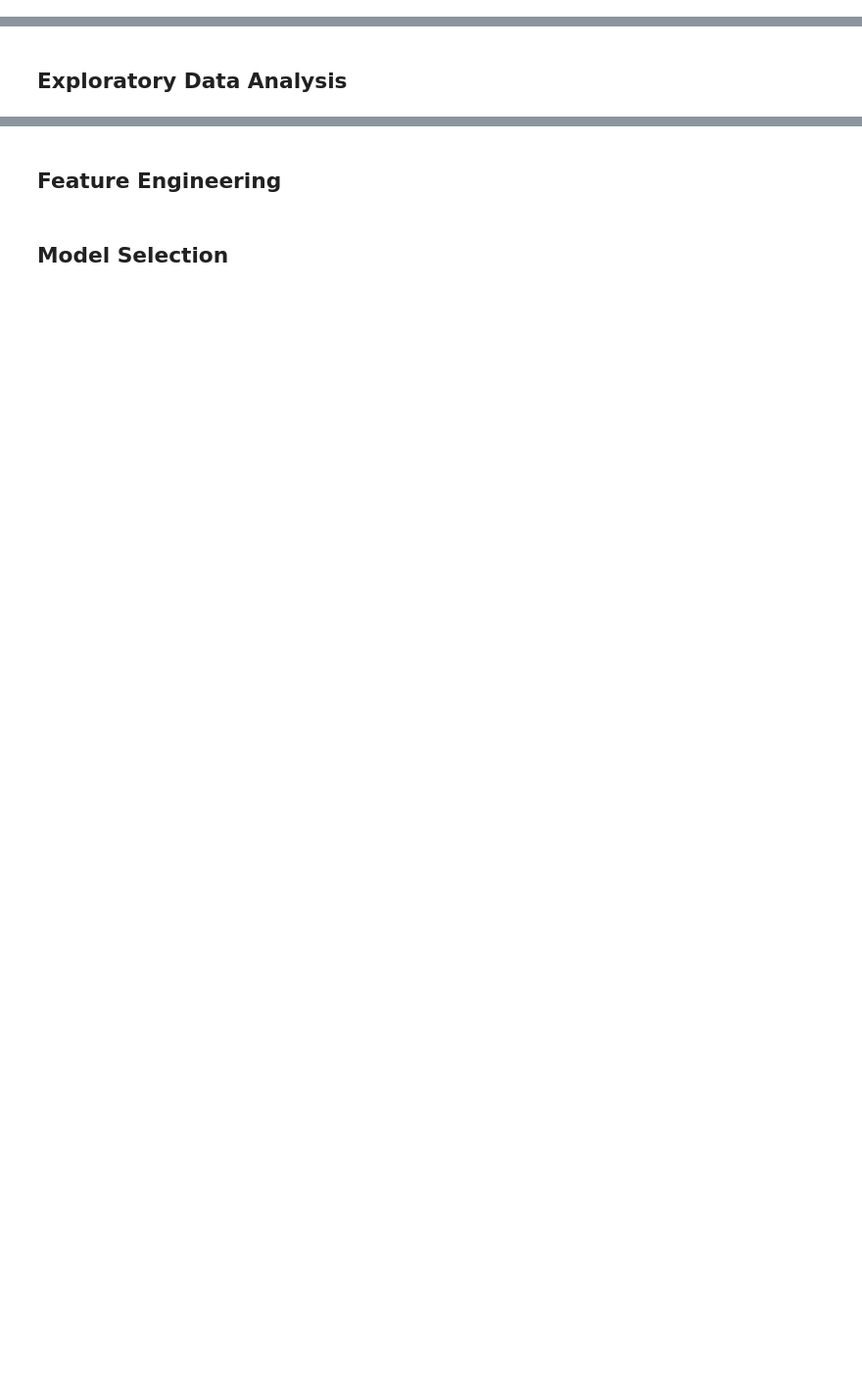
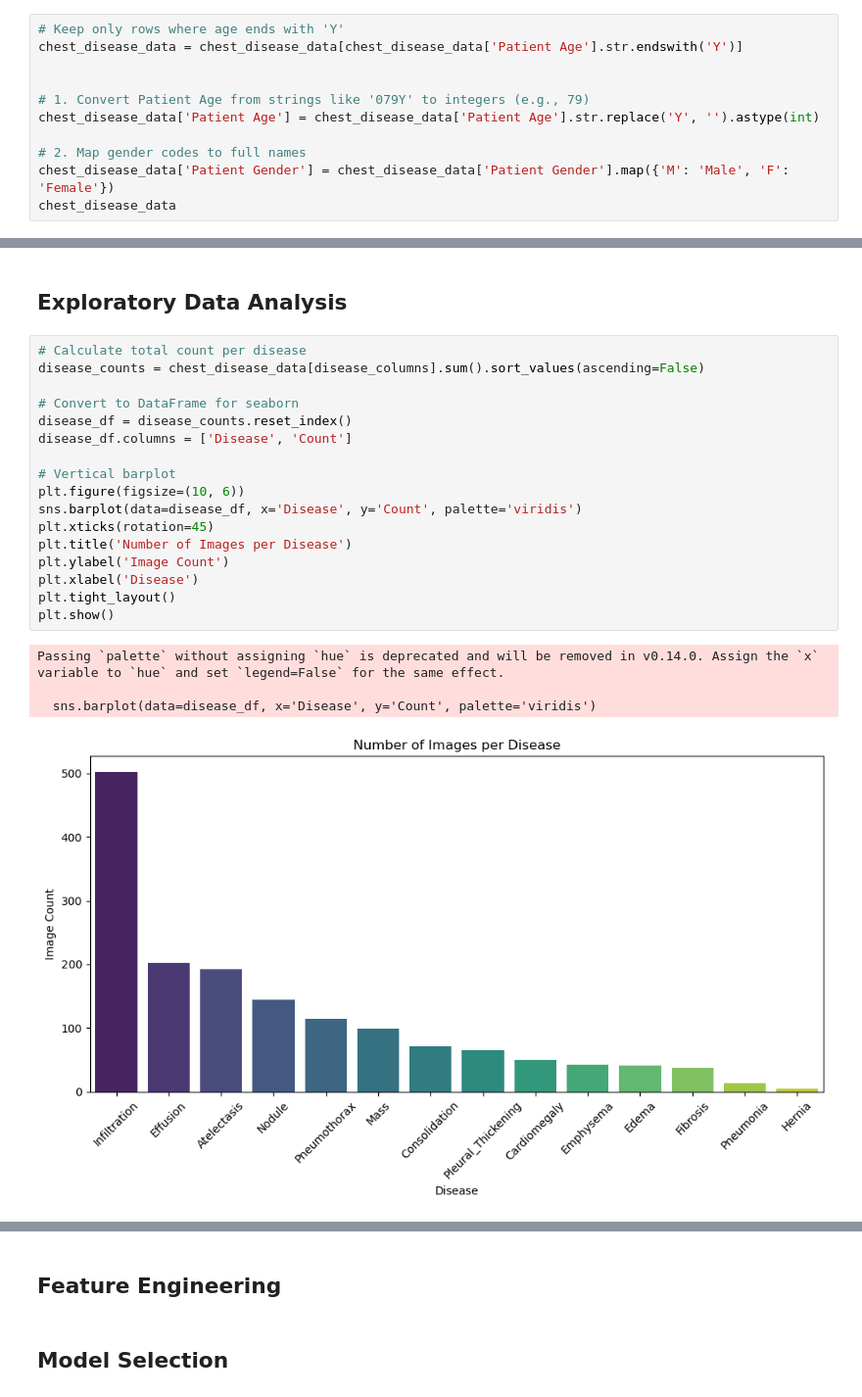
Before and after one commit to jaden-lai/Deep-Learning-Prediction-Model-for-Chest-Disease-using-X-rays, a Jupyter notebook: chest_disease_notebook.ipynb, the cells around one changed output, grey strips where cells are left out. Shown at 98% size. Saved outputs shown, nothing was run; the diff lists cells and outputs as text; blank space fills up the shorter version.

```diff
--- a/chest_disease_notebook.ipynb
+++ b/chest_disease_notebook.ipynb
@@ -132,0 +120,11 @@ Requirement already satisfied: MarkupSafe>=2.0 in c:\users\jlai2\anaconda3\lib\s
+# %%
+# Keep only rows where age ends with 'Y'
+chest_disease_data = chest_disease_data[chest_disease_data['Patient Age'].str.endswith('Y')]
+
+
+# 1. Convert Patient Age from strings like '079Y' to integers (e.g., 79)
+chest_disease_data['Patient Age'] = chest_disease_data['Patient Age'].str.replace('Y', '').astype(int)
+
+# 2. Map gender codes to full names
+chest_disease_data['Patient Gender'] = chest_disease_data['Patient Gender'].map({'M': 'Male', 'F': 'Female'})
+chest_disease_data
@@ -133,2 +155,24 @@ Requirement already satisfied: MarkupSafe>=2.0 in c:\users\jlai2\anaconda3\lib\s
 # %% [markdown]
 ## Exploratory Data Analysis
+# %%
+# Calculate total count per disease
+disease_counts = chest_disease_data[disease_columns].sum().sort_values(ascending=False)
+
+# Convert to DataFrame for seaborn
+disease_df = disease_counts.reset_index()
+disease_df.columns = ['Disease', 'Count']
+
+# Vertical barplot
+plt.figure(figsize=(10, 6))
+sns.barplot(data=disease_df, x='Disease', y='Count', palette='viridis')
+plt.xticks(rotation=45)
+plt.title('Number of Images per Disease')
+plt.ylabel('Image Count')
+plt.xlabel('Disease')
+plt.tight_layout()
+plt.show()
+# %% [output]
+Passing `palette` without assigning `hue` is deprecated and will be removed in v0.14.0. Assign the `x` variable to `hue` and set `legend=False` for the same effect.
+
+  sns.barplot(data=disease_df, x='Disease', y='Count', palette='viridis')
+[figure, added]
```
Also changed, not shown: parts of 23 cells of this notebook, 2 other files.
